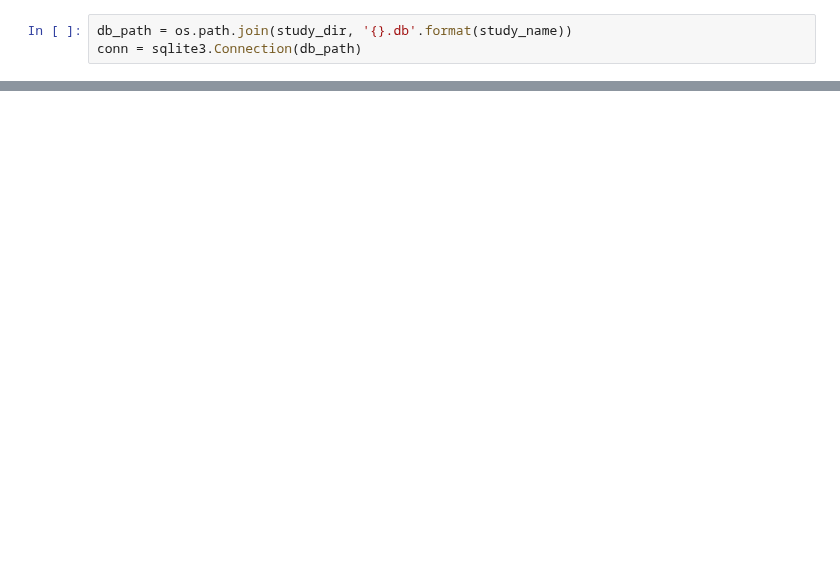
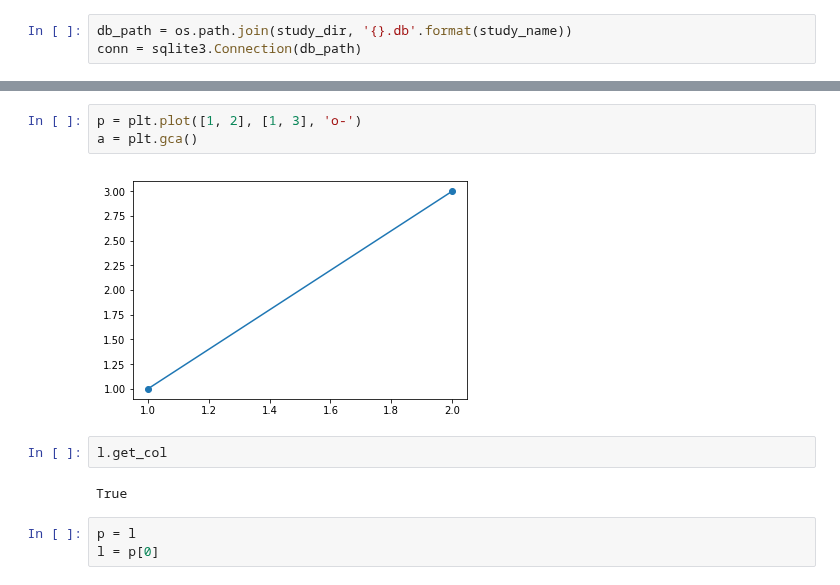
Before and after one commit to OliverEvans96/kelp, a Jupyter notebook: code/python/ManufacturedSolution.ipynb, the cells around one changed output, grey strips where cells are left out. Drawn from its saved outputs; the diff is of its cells as text; blank space fills up the shorter version.

```diff
--- a/code/python/ManufacturedSolution.ipynb
+++ b/code/python/ManufacturedSolution.ipynb
@@ -1113,0 +1156,12 @@ plt.legend()
+# %%
+p = plt.plot([1, 2], [1, 3], 'o-')
+a = plt.gca()
+# %% [output]
+[figure, added]
+# %%
+l.get_col
+# %% [output]
+True
+# %%
+p = l
+l = p[0]
```
Also changed, not shown: parts of 5 cells of this notebook.
